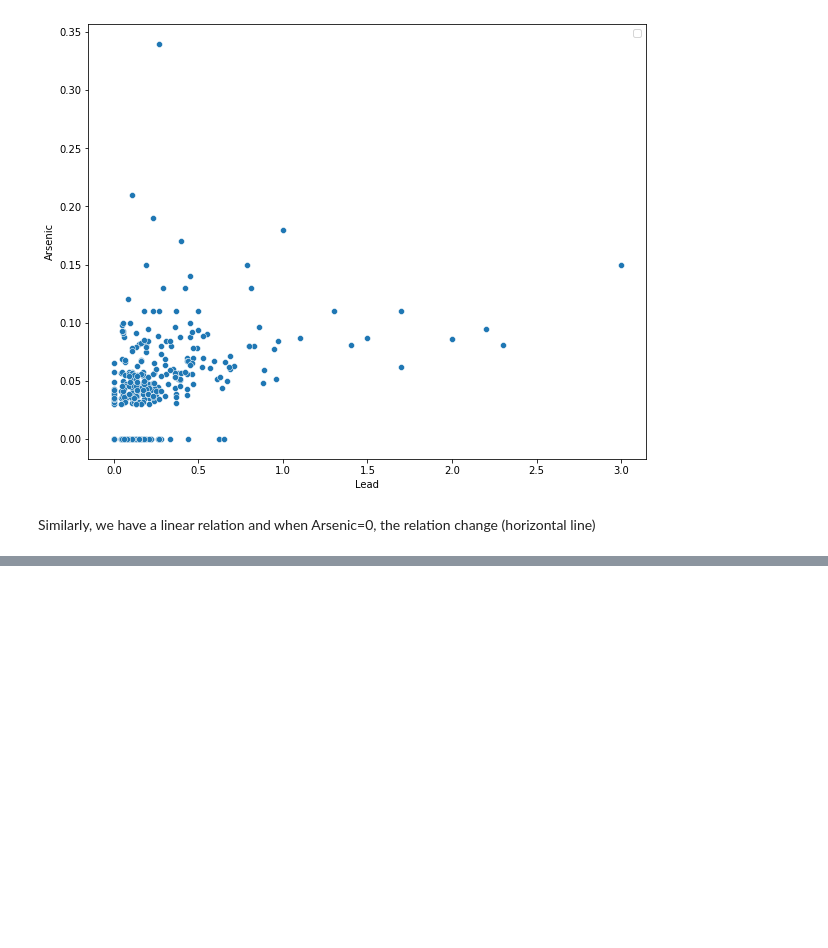
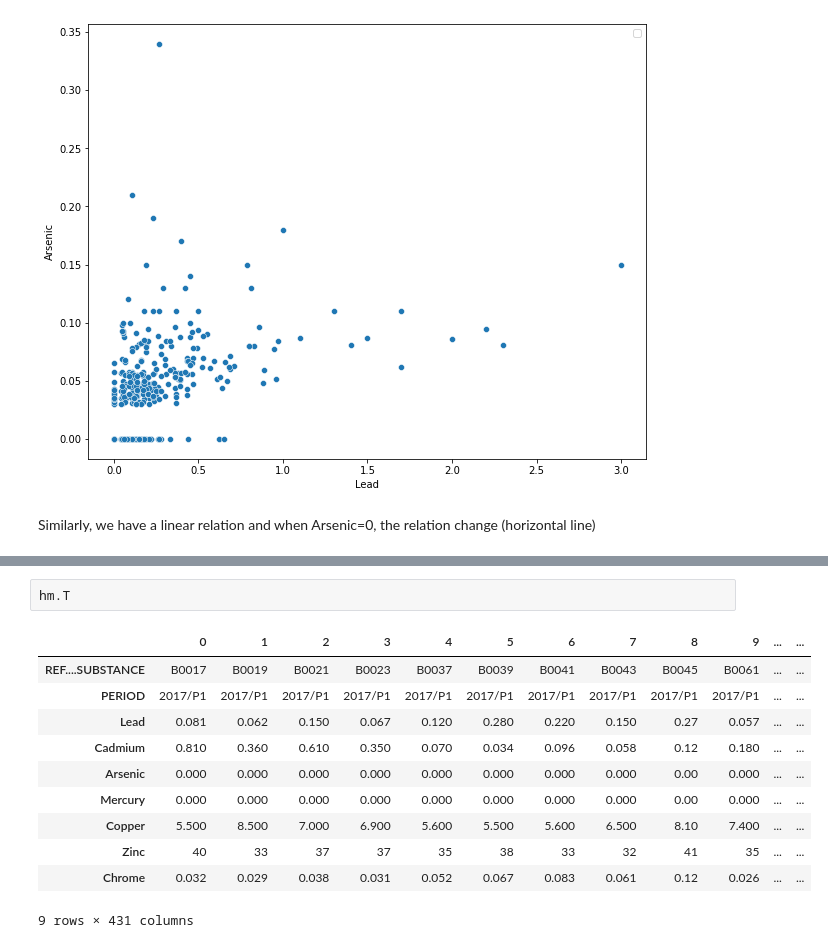
Before and after one commit to Nooreyni/Beeodiversity, a Jupyter notebook: heavy_metal.ipynb, the cells around one changed output, grey strips where cells are left out. Cells and saved outputs as stored; diff of their text form; blank space fills up the shorter version.

```diff
--- a/heavy_metal.ipynb
+++ b/heavy_metal.ipynb
@@ -192,0 +209,14 @@ Similarly, we have a linear relation and when Arsenic=0, the relation change (ho
+# %%
+hm.T
+# %% [output]
+|  | 0 | 1 | 2 | 3 | 4 | 5 | 6 | 7 | 8 | 9 | ... | ... |
+| REF....SUBSTANCE | B0017 | B0019 | B0021 | B0023 | B0037 | B0039 | B0041 | B0043 | B0045 | B0061 | ... | ... |
+| PERIOD | 2017/P1 | 2017/P1 | 2017/P1 | 2017/P1 | 2017/P1 | 2017/P1 | 2017/P1 | 2017/P1 | 2017/P1 | 2017/P1 | ... | ... |
+| Lead | 0.081 | 0.062 | 0.150 | 0.067 | 0.120 | 0.280 | 0.220 | 0.150 | 0.27 | 0.057 | ... | ... |
+| Cadmium | 0.810 | 0.360 | 0.610 | 0.350 | 0.070 | 0.034 | 0.096 | 0.058 | 0.12 | 0.180 | ... | ... |
+| Arsenic | 0.000 | 0.000 | 0.000 | 0.000 | 0.000 | 0.000 | 0.000 | 0.000 | 0.00 | 0.000 | ... | ... |
+| Mercury | 0.000 | 0.000 | 0.000 | 0.000 | 0.000 | 0.000 | 0.000 | 0.000 | 0.00 | 0.000 | ... | ... |
+| Copper | 5.500 | 8.500 | 7.000 | 6.900 | 5.600 | 5.500 | 5.600 | 6.500 | 8.10 | 7.400 | ... | ... |
+| Zinc | 40 | 33 | 37 | 37 | 35 | 38 | 33 | 32 | 41 | 35 | ... | ... |
+| Chrome | 0.032 | 0.029 | 0.038 | 0.031 | 0.052 | 0.067 | 0.083 | 0.061 | 0.12 | 0.026 | ... | ... |
+9 rows × 431 columns
```
Also changed, not shown: parts of 2 cells of this notebook, 3 other files.
